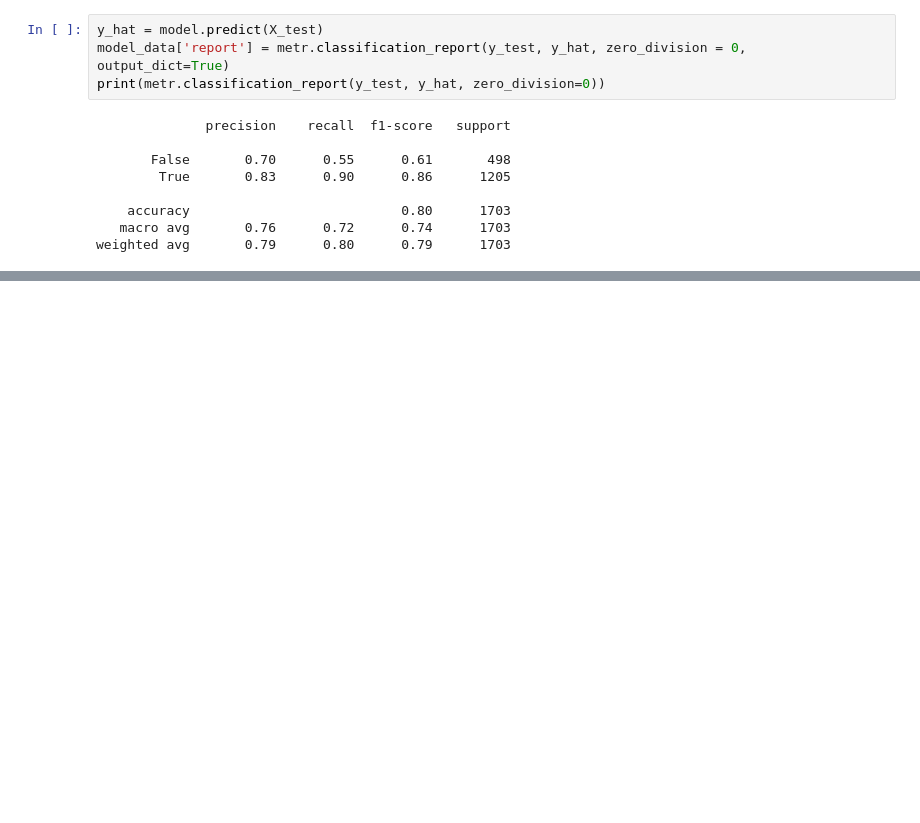
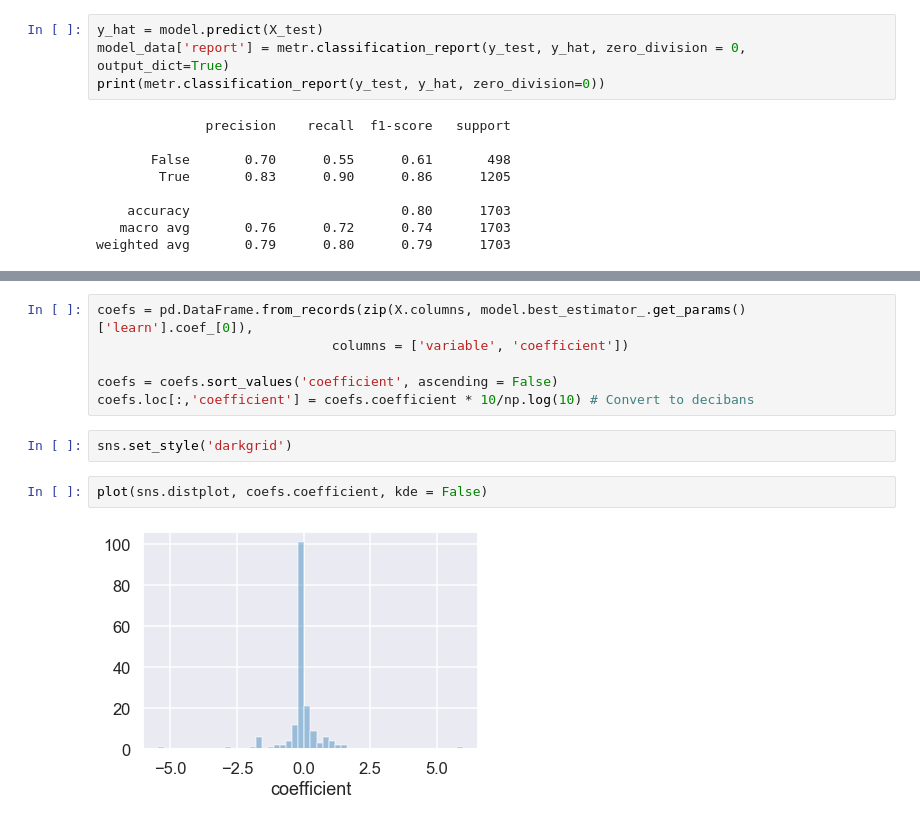
Before and after one commit to rcharan/nature-phd-survey, a Jupyter notebook: analyze.ipynb, the cells around one changed output, grey strips where cells are left out. Cells and saved outputs as stored; diff of their text form; blank space fills up the shorter version.

```diff
--- a/analyze.ipynb
+++ b/analyze.ipynb
@@ -344,0 +387,12 @@ weighted avg       0.79      0.80      0.79      1703
+# %%
+coefs = pd.DataFrame.from_records(zip(X.columns, model.best_estimator_.get_params()['learn'].coef_[0]),
+                              columns = ['variable', 'coefficient'])
+
+coefs = coefs.sort_values('coefficient', ascending = False)
+coefs.loc[:,'coefficient'] = coefs.coefficient * 10/np.log(10) # Convert to decibans
+# %%
+sns.set_style('darkgrid')
+# %%
+plot(sns.distplot, coefs.coefficient, kde = False)
+# %% [output]
+[figure, added]
```
Also changed, not shown: parts of 77 cells of this notebook, 6 other files.
